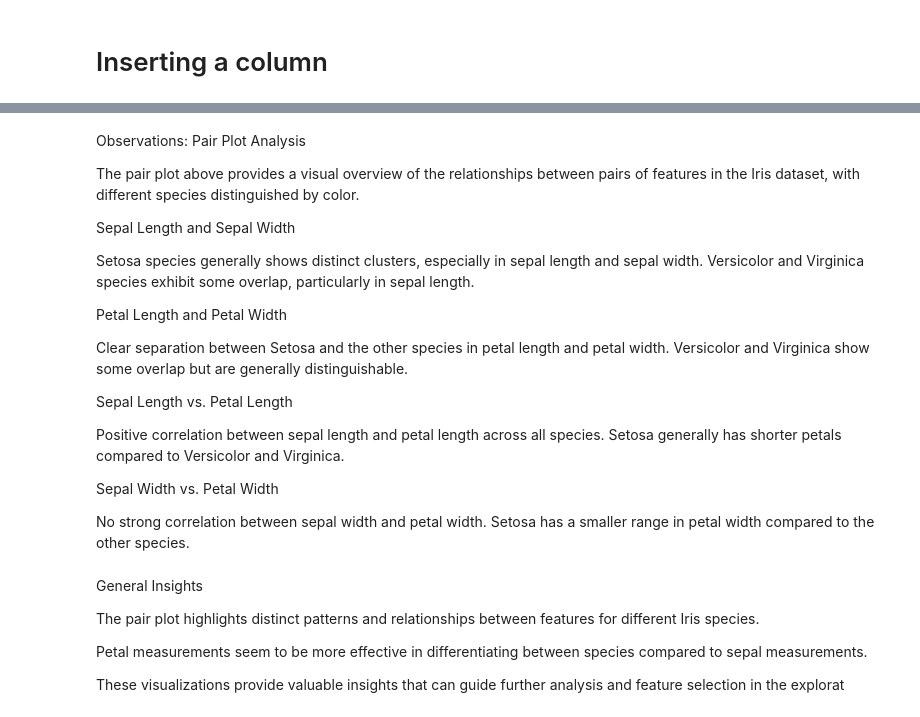
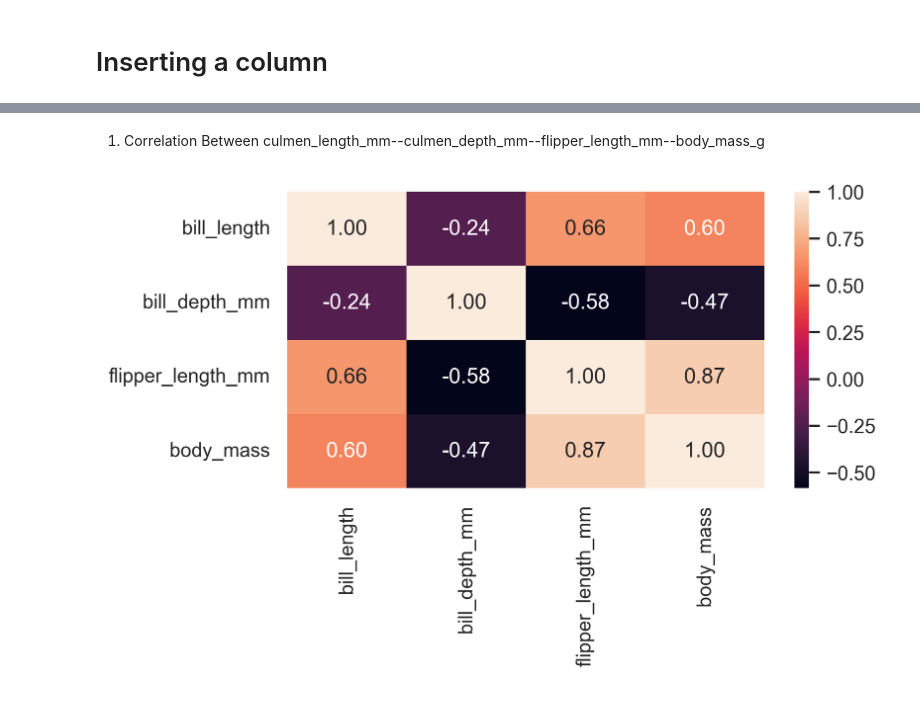
Before and after one commit to Priyankanaskar/datafun-06-eda, a Jupyter notebook: naskar_eda.ipynb, the cells around one changed output, grey strips where cells are left out. Drawn from its saved outputs; the diff is of its cells as text; code cells hidden in the pictures.

```diff
--- a/naskar_eda.ipynb
+++ b/naskar_eda.ipynb
@@ -144,11 +301,11 @@ Provides insights into the distribution of different iris species in the dataset
 # %%
+
 def rename_column(df, old_column, new_column):
     df = df.rename(columns={old_column: new_column})
     return df
-
-
-# Rename the 'sepal_length' column to 'sepal_length_new'
-df = rename_column(df, 'sepal_length', 'sepal_length_new')
-
+# Rename the 'bill_length_mm' column to 'bill_length'
+df = rename_column(df, 'bill_length_mm', 'bill_length')
+#Rename the 'body_mass_g'column to 'body_mass'
+df = rename_column(df, 'body_mass_g', 'body_mass')
 print(df.dtypes)
 # %% [output]
@@ -166,7 +325,7 @@ Rename the column "sepal_length" to "sepal_length_new"
 # Insert a new column
 
 # Insert a new column 'new_column' with dummy values
-df['beautification'] = 'yes'
+df['colour'] = 'black and white'
 
 # Print the DataFrame to verify the new column
 print(df.head())
@@ -187,8 +345,0 @@ print(df.head())
-# %%
-# Load the dataset into a pandas DataFrame - adjust this process for your custom data
-df = sns.load_dataset('iris')
-# Insert a new column 'new_column' with dummy values
-df['colours'] = "red"
-
-# Inspect first rows of the DataFrame
-print(df.head())
@@ -212,28 +350,8 @@ plt.show()
-# %% [markdown]
-Observations: Pair Plot Analysis
-
-The pair plot above provides a visual overview of the relationships between pairs of features in the Iris dataset, with different species distinguished by color.
-
-Sepal Length and Sepal Width
-
-Setosa species generally shows distinct clusters, especially in sepal length and sepal width. Versicolor and Virginica species exhibit some overlap, particularly in sepal length.
-
-Petal Length and Petal Width
-
-Clear separation between Setosa and the other species in petal length and petal width. Versicolor and Virginica show some overlap but are generally distinguishable.
-
-Sepal Length vs. Petal Length
-
-Positive correlation between sepal length and petal length across all species. Setosa generally has shorter petals compared to Versicolor and Virginica.
-
-Sepal Width vs. Petal Width
-
-No strong correlation between sepal width and petal width. Setosa has a smaller range in petal width compared to the other species.
-# %% [markdown]
-General Insights
-
-The pair plot highlights distinct patterns and relationships between features for different Iris species.
-
-Petal measurements seem to be more effective in differentiating between species compared to sepal measurements.
-
-These visualizations provide valuable insights that can guide further analysis and feature selection in the explorat
+# %% [markdown]
+1. Correlation Between culmen_length_mm--culmen_depth_mm--flipper_length_mm--body_mass_g
+# %%
+list1 = ["bill_length", "bill_depth_mm", "flipper_length_mm", "body_mass"]
+sns.heatmap(df[list1].corr(),annot = True, fmt = ".2f")
+plt.show()
+# %% [output]
+[figure, added]
```
Also changed, not shown: parts of 71 cells of this notebook, 2 other files.
